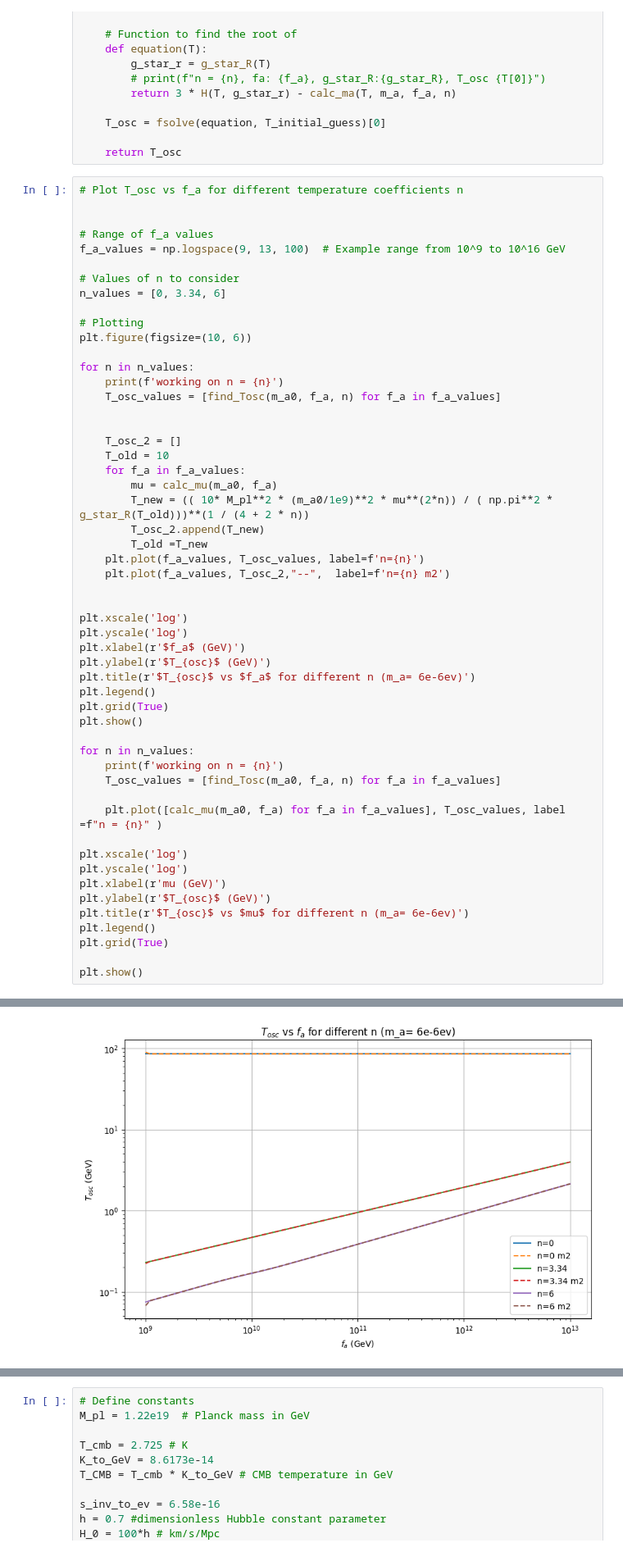
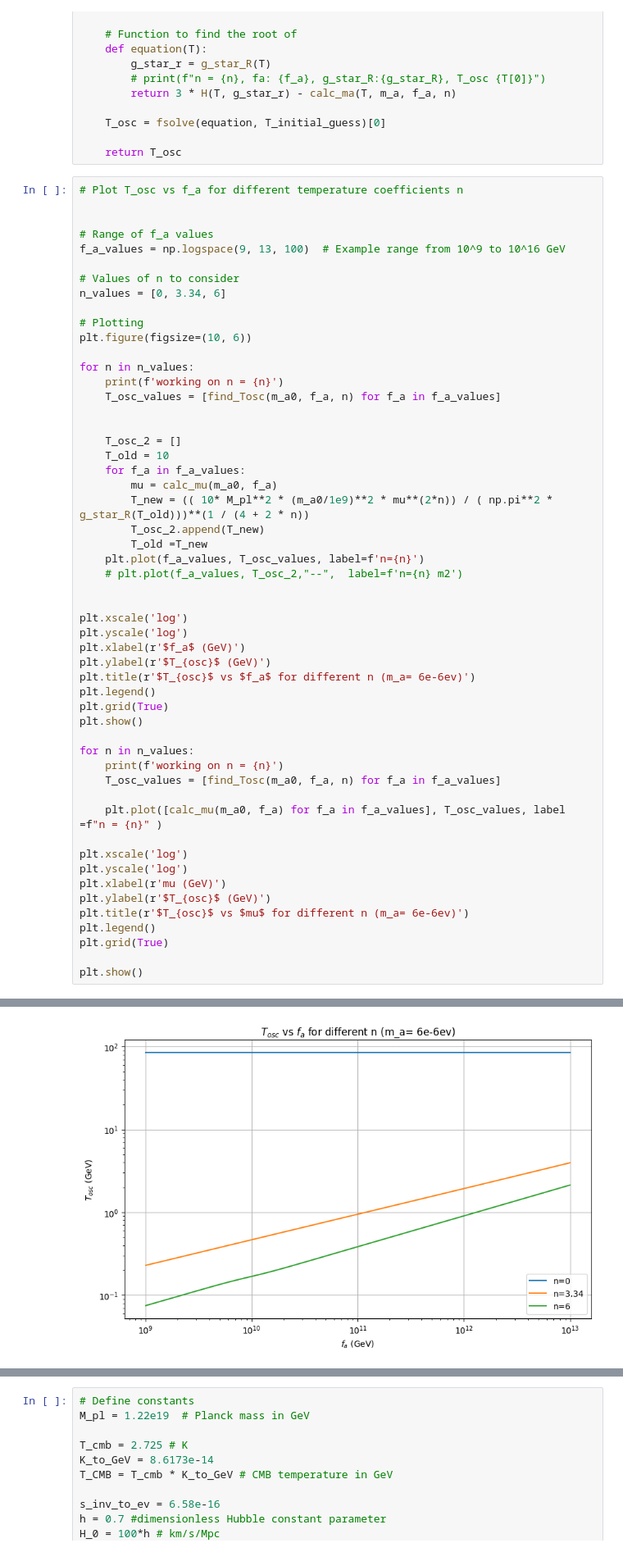
Before and after one commit to AkshankTyagi/Microlensing-Axions-KSP5, a Jupyter notebook: Axion_miniclusters.ipynb, the cells around one changed output, grey strips where cells are left out. Shown at 82% size. Drawn from its saved outputs; the diff is of its cells as text.

```diff
--- a/Axion_miniclusters.ipynb
+++ b/Axion_miniclusters.ipynb
@@ -346,38 +346,38 @@ for n in n_values:
         T_osc_2.append(T_new)
         T_old =T_new
     plt.plot(f_a_values, T_osc_values, label=f'n={n}')
-    plt.plot(f_a_values, T_osc_2,"--",  label=f'n={n} m2')
+    # plt.plot(f_a_values, T_osc_2,"--",  label=f'n={n} m2')
 
 
 plt.xscale('log')
 plt.yscale('log')
 plt.xlabel(r'$f_a$ (GeV)')
 plt.ylabel(r'$T_{osc}$ (GeV)')
 plt.title(r'$T_{osc}$ vs $f_a$ for different n (m_a= 6e-6ev)')
 plt.legend()
 plt.grid(True)
 plt.show()
 
 for n in n_values:
     print(f'working on n = {n}')
     T_osc_values = [find_Tosc(m_a0, f_a, n) for f_a in f_a_values]
 
     plt.plot([calc_mu(m_a0, f_a) for f_a in f_a_values], T_osc_values, label =f"n = {n}" )
 
 plt.xscale('log')
 plt.yscale('log')
 plt.xlabel(r'mu (GeV)')
 plt.ylabel(r'$T_{osc}$ (GeV)')
 plt.title(r'$T_{osc}$ vs $mu$ for different n (m_a= 6e-6ev)')
 plt.legend()
 plt.grid(True)
 
 plt.show()
 # %% [output]
 working on n = 0
 working on n = 3.34
 working on n = 6
-[figure, old version]
+[figure, new version]
 working on n = 0
 working on n = 3.34
 working on n = 6
```
Also changed, not shown: parts of 2 cells of this notebook, 20 other files.
